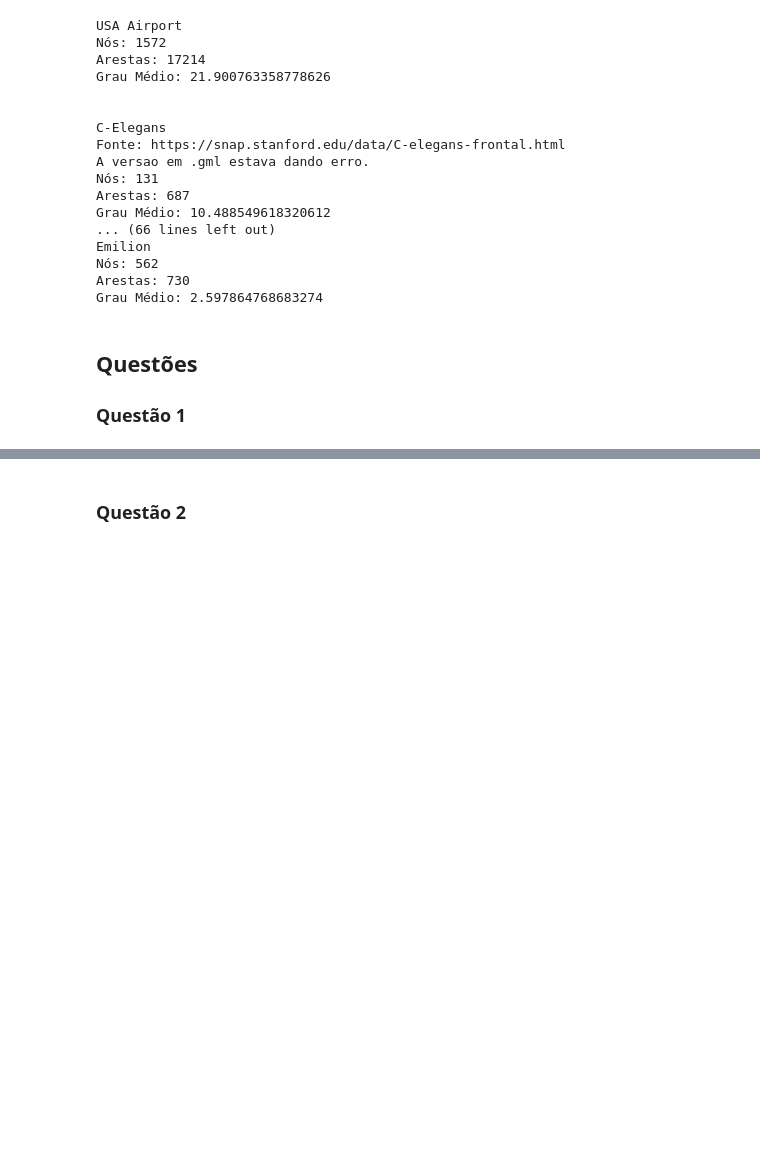
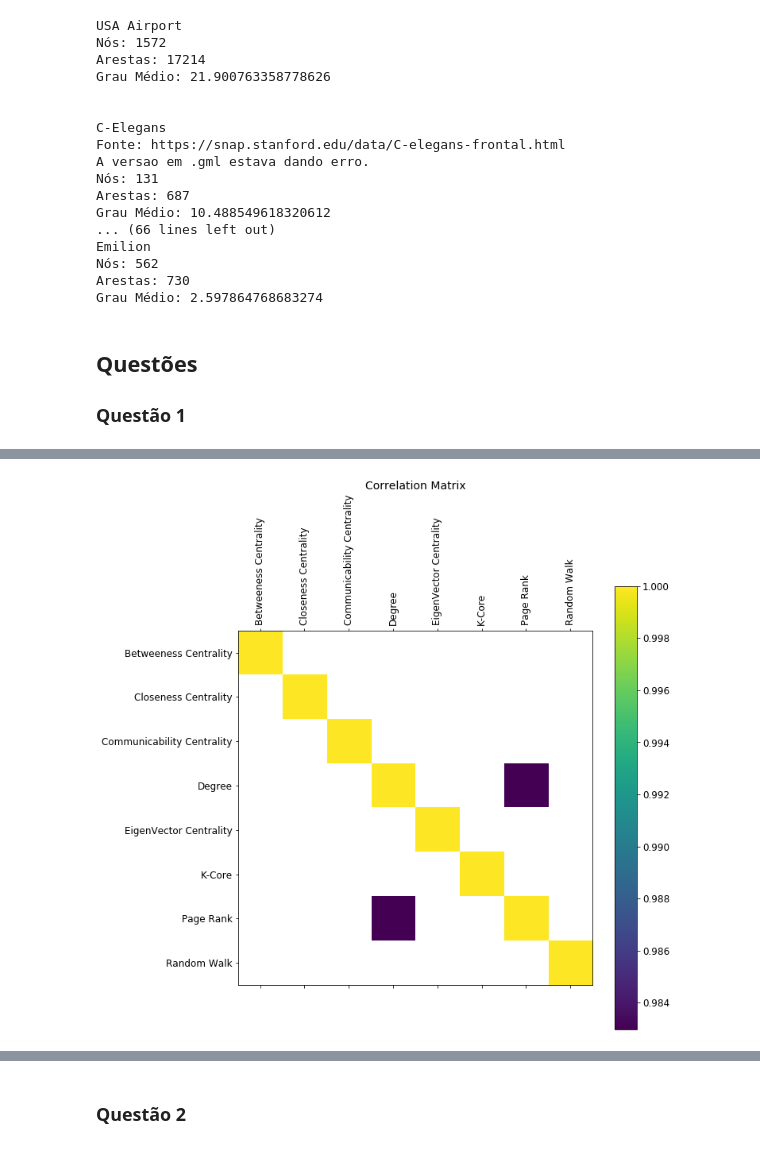
Before and after one commit to guimilan/redes_complexas, a Jupyter notebook: Lista2.ipynb, the cells around one changed output, grey strips where cells are left out. Drawn from its saved outputs; the diff is of its cells as text; code cells hidden in the pictures; blank space fills up the shorter version.

```diff
--- a/Lista2.ipynb
+++ b/Lista2.ipynb
@@ -283,0 +281,4 @@ plotCorr(corr[e_road])
+# %%
+plotCorr(corr[ham][corr[ham]>0.9])
+# %% [output]
+[figure, added]
```
Also changed, not shown: parts of 15 cells of this notebook.
